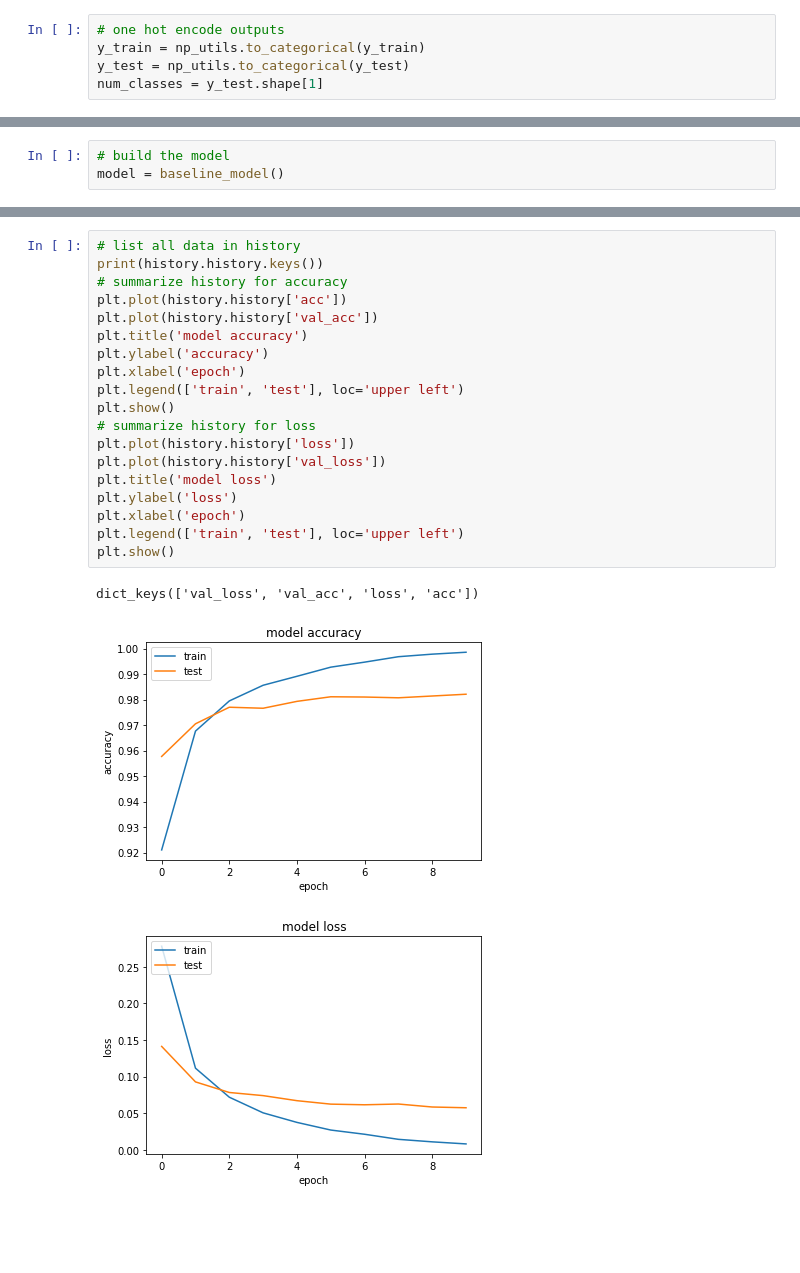
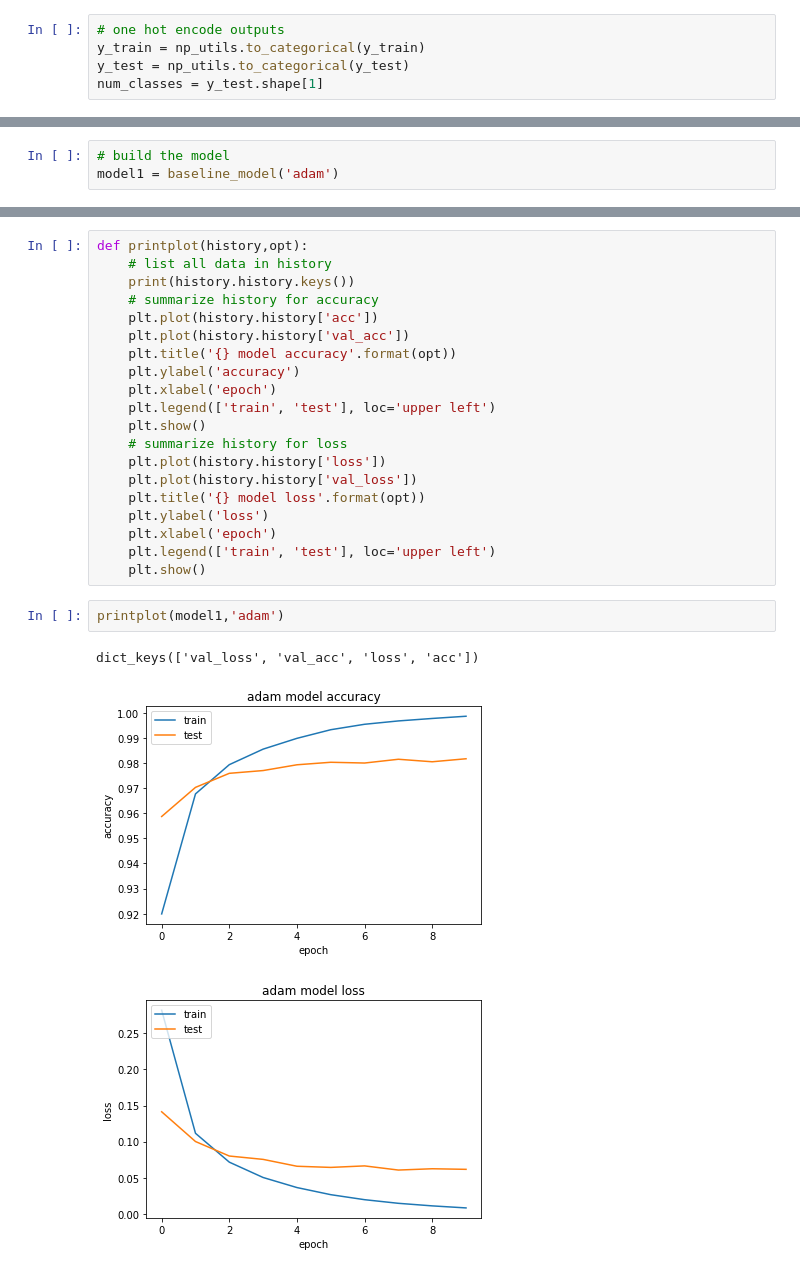
Before and after one commit to SuryaDev-Reddy/MnistDigitClassifier, a Jupyter notebook: MnistDigitClassifier.ipynb, the cells around one changed output, grey strips where cells are left out. Cells and saved outputs as stored; diff of their text form; blank space fills up the shorter version.

```diff
--- a/MnistDigitClassifier.ipynb
+++ b/MnistDigitClassifier.ipynb
@@ -62,3 +68,3 @@ def baseline_model():
 # %%
 # build the model
-model = baseline_model()
+model1 = baseline_model('adam')
@@ -92,23 +209,26 @@ Baseline Error: 1.79%
 # %%
-# list all data in history
-print(history.history.keys())
-# summarize history for accuracy
-plt.plot(history.history['acc'])
-plt.plot(history.history['val_acc'])
-plt.title('model accuracy')
-plt.ylabel('accuracy')
-plt.xlabel('epoch')
-plt.legend(['train', 'test'], loc='upper left')
-plt.show()
-# summarize history for loss
-plt.plot(history.history['loss'])
-plt.plot(history.history['val_loss'])
-plt.title('model loss')
-plt.ylabel('loss')
-plt.xlabel('epoch')
-plt.legend(['train', 'test'], loc='upper left')
-plt.show()
+def printplot(history,opt):
+    # list all data in history
+    print(history.history.keys())
+    # summarize history for accuracy
+    plt.plot(history.history['acc'])
+    plt.plot(history.history['val_acc'])
+    plt.title('{} model accuracy'.format(opt))
+    plt.ylabel('accuracy')
+    plt.xlabel('epoch')
+    plt.legend(['train', 'test'], loc='upper left')
+    plt.show()
+    # summarize history for loss
+    plt.plot(history.history['loss'])
+    plt.plot(history.history['val_loss'])
+    plt.title('{} model loss'.format(opt))
+    plt.ylabel('loss')
+    plt.xlabel('epoch')
+    plt.legend(['train', 'test'], loc='upper left')
+    plt.show()
-# %% [output]
-dict_keys(['val_loss', 'val_acc', 'loss', 'acc'])
-[figure, removed]
-[figure, removed]
+# %%
+printplot(model1,'adam')
+# %% [output]
+dict_keys(['val_loss', 'val_acc', 'loss', 'acc'])
+[figure, added]
+[figure, added]
```
Also changed, not shown: parts of 16 cells of this notebook.
